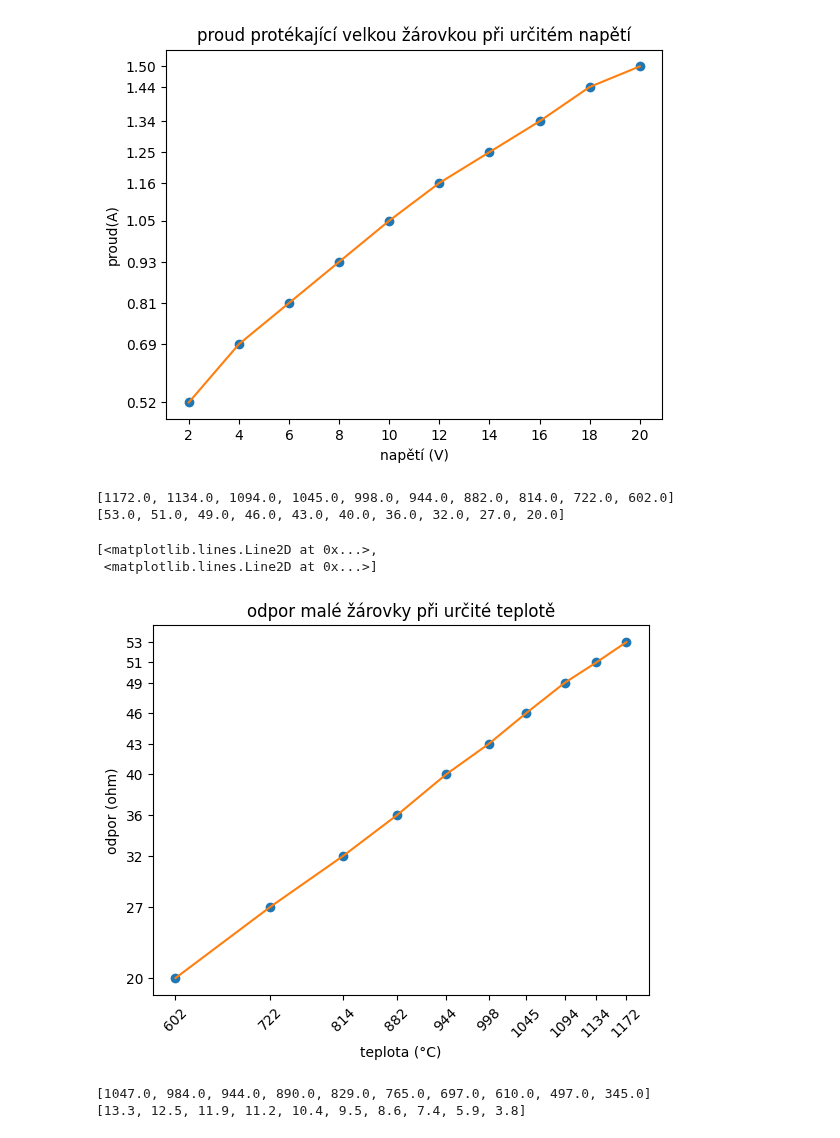
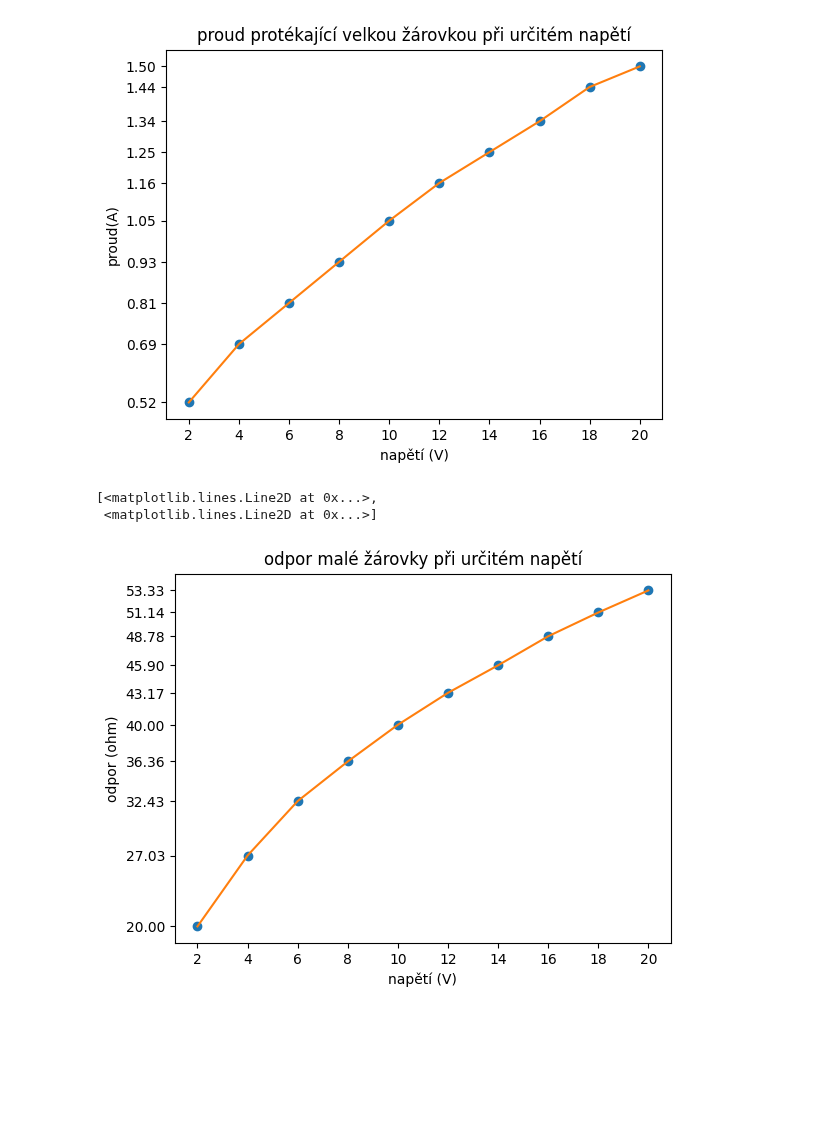
Before and after one commit to JakubSlof/Teddy-bear-detection, a Jupyter notebook: fyzika.ipynb, the cells around one changed output. Drawn from its saved outputs; the diff is of its cells as text; code cells hidden in the pictures; blank space fills up the shorter version.

```diff
--- a/fyzika.ipynb
+++ b/fyzika.ipynb
@@ -32,49 +32,24 @@ plt.plot(y,x,"o",y,x)
  <matplotlib.lines.Line2D at 0x...>]
 [figure]
 # %%
-x=[]
-y2=[]
+x = np.array([2,4,6,8,10,12,14,16,18,20])
+
 y = np.array([53.33, 51.14, 48.78, 45.9, 43.17, 40, 36.36, 32.43, 27.03, 20])
-for r in y:
-    t = -1*(13*-20*13* 0.0045 - r )/(13* 0.0045)
-    t=round(t,0)
-    x.append(t)
-for i in y:
-    i = round(i,0)
-    y2.append(i)
-print(x)
-print(y2)
+y=np.flip(y)
-# %% [output]
-[1172.0, 1134.0, 1094.0, 1045.0, 998.0, 944.0, 882.0, 814.0, 722.0, 602.0]
-[53.0, 51.0, 49.0, 46.0, 43.0, 40.0, 36.0, 32.0, 27.0, 20.0]
 # %%
 plt.ylabel(r'odpor (ohm)')
-plt.xlabel(r'teplota (°C)')
-plt.xticks(rotation=45)
+plt.xlabel(r'napětí (V)')
 plt.xticks(x)
-plt.yticks(y2)
-plt.title('odpor malé žárovky při určité teplotě')
-plt.plot(x,y2,"o",x,y2)
+plt.yticks(y)
+plt.title('odpor malé žárovky při určitém napětí')
+plt.plot(x,y,"o",x,y)
 # %% [output]
 [<matplotlib.lines.Line2D at 0x...>,
  <matplotlib.lines.Line2D at 0x...>]
-[figure, old version]
+[figure, new version]
 # %%
-x=[]
-y2=[]
+x = np.array([2,4,6,8,10,12,14,16,18,20])
 y = np.array([13.33, 12.47, 11.94, 11.2, 10.38, 9.52, 8.6, 7.43, 5.9, 3.85])
-R20 = 3
-for r in y:
-    t = -1*(R20*-20*R20* 0.0045 - r )/(R20* 0.0045)
-    t=round(t,0)
-    x.append(t)
-for i in y:
-    i = round(i,1)
-    y2.append(i)
-print(x)
-print(y2)
+y=np.flip(y)
-# %% [output]
-[1047.0, 984.0, 944.0, 890.0, 829.0, 765.0, 697.0, 610.0, 497.0, 345.0]
-[13.3, 12.5, 11.9, 11.2, 10.4, 9.5, 8.6, 7.4, 5.9, 3.8]
 # %%
 plt.ylabel(r'odpor (ohm)')
```
Also changed, not shown: parts of 3 cells of this notebook.
